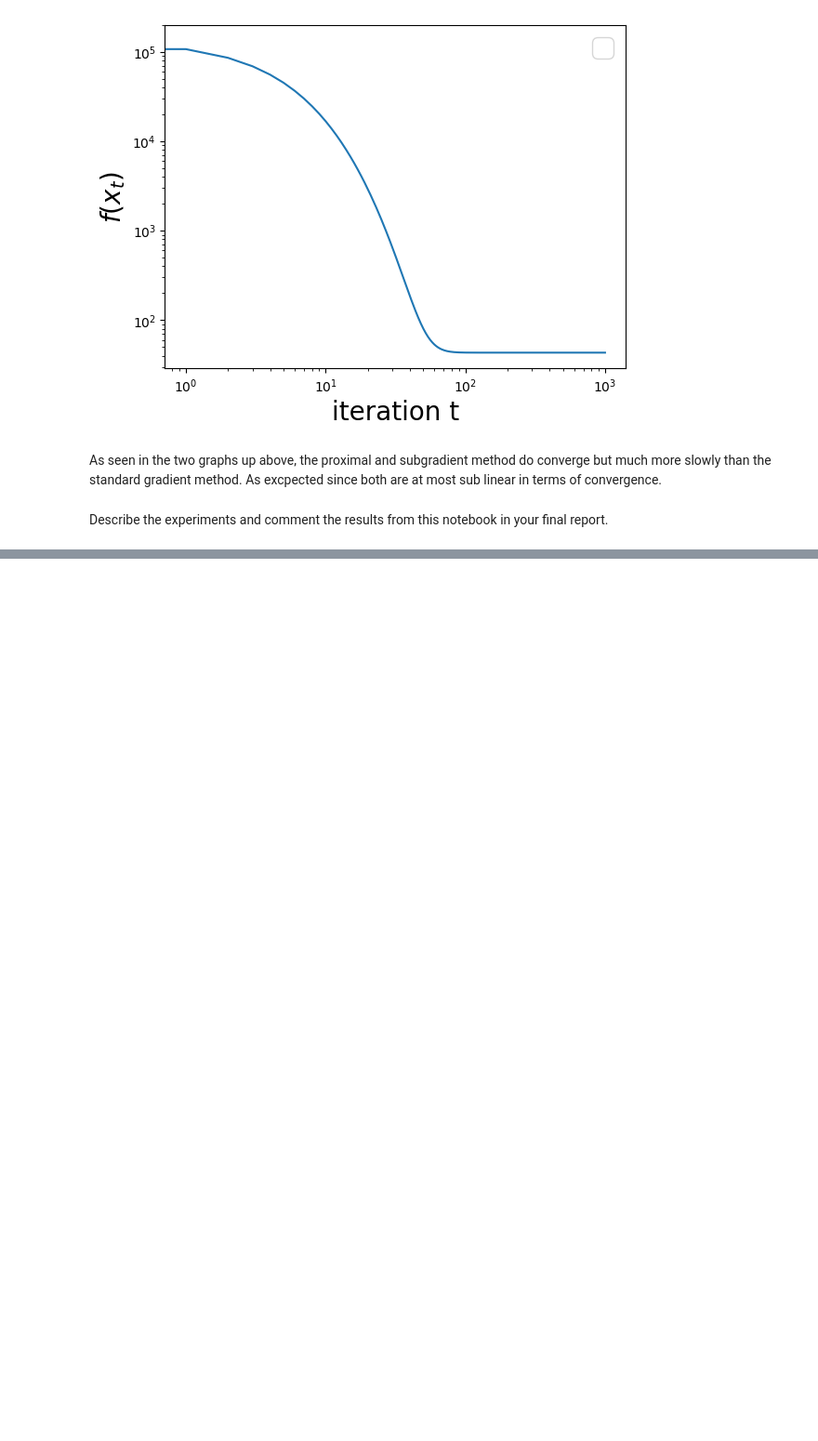
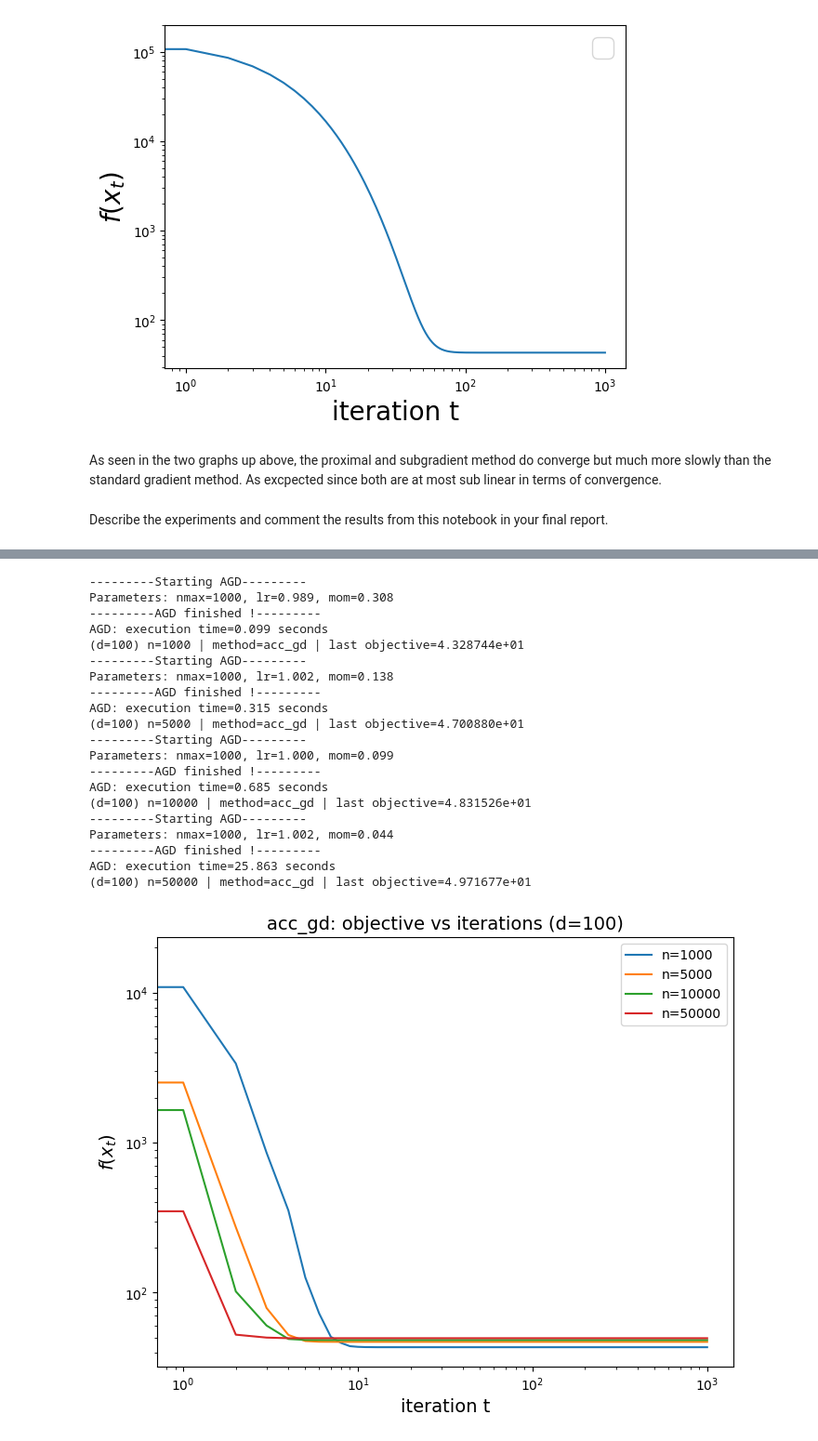
Before and after one commit to HR-Supaero/TP_OMA, a Jupyter notebook: TP1_first_order_method_large_scale_regression_RAMILISON-REGAIEG.ipynb, the cells around one changed output, grey strips where cells are left out. Shown at 93% size. Cells and saved outputs as stored; diff of their text form; code cells hidden in the pictures; blank space fills up the shorter version.

```diff
--- a/TP1_first_order_method_large_scale_regression_RAMILISON-REGAIEG.ipynb
+++ b/TP1_first_order_method_large_scale_regression_RAMILISON-REGAIEG.ipynb
@@ -807,0 +804,80 @@ Describe the experiments and comment the results from this notebook in your fina
+# %%
+# Choose method type here:
+# "gd", "acc_gd", "subgd", "proxgd"
+method_type = "acc_gd"
+
+# Fix d
+d = 100
+n_vector = [1000, 5000, 10000, 50000]
+
+# Store objectives per n
+objectives_dict = {}
+
+for n in n_vector:
+    # dataset with fixed d
+    X, Y = generate_dataset(n, d)
+    A = np.c_[np.ones(n), X]
+
+    # For least squares: mu and L from Hessian
+    eigenvalues, eigenvectors = np.linalg.eig(A.T @ A)
+    mu = 1/(n)* np.min(eigenvalues)
+    L= 1/(n)* np.max(eigenvalues)
+    # learning rates
+    lr_gd = 1 / L
+    alpha = 4 / ((np.sqrt(L) + np.sqrt(mu))**2)
+    beta = (np.sqrt(L) - np.sqrt(mu)) / (np.sqrt(L) + np.sqrt(mu))
+
+    # For LASSO methods: same lr for subGD and proxGD
+    lr_lasso = lr_gd
+
+    # Run selected method
+    if method_type == "gd":
+        obj, iters = solve_gd(nmax=1000, lr=lr_gd, verbose=False)
+
+    elif method_type == "acc_gd":
+        obj, iters = solve_gd_acc(nmax=1000, lr=alpha, mom=beta, verbose=False)
+
+    elif method_type == "subgd":
+        obj, iters = solve_lasso(nmax=1000, lr=lr_lasso, lbda=10, verbose=False)
+
+    elif method_type == "proxgd":
+        obj, iters = solve_proxgd(nmax=1000, lr=lr_lasso, lbda=10, verbose=False)
+
+    else:
+        raise ValueError('method_type must be one of: "gd", "acc_gd", "subgd", "proxgd"')
+
+    objectives_dict[n] = obj
+    print(f"(d={d}) n={n} | method={method_type} | last objective={obj[-1]:.6e}")
+
+# Plot objective vs iterations (loglog)
+plt.figure(figsize=(8, 6))
+for n in n_vector:
+    plt.loglog(objectives_dict[n], label=f"n={n}")
+
+plt.xlabel("iteration t", fontsize=14)
+plt.ylabel(r"$f(x_t)$", fontsize=14)
+plt.title(f"{method_type}: objective vs iterations (d={d})", fontsize=14)
+plt.legend()
+plt.show()
+# %% [output]
+---------Starting AGD---------
+Parameters: nmax=1000, lr=0.989, mom=0.308
+---------AGD finished !---------
+AGD: execution time=0.099 seconds
+(d=100) n=1000 | method=acc_gd | last objective=4.328744e+01
+---------Starting AGD---------
+Parameters: nmax=1000, lr=1.002, mom=0.138
+---------AGD finished !---------
+AGD: execution time=0.315 seconds
+(d=100) n=5000 | method=acc_gd | last objective=4.700880e+01
+---------Starting AGD---------
+Parameters: nmax=1000, lr=1.000, mom=0.099
+---------AGD finished !---------
+AGD: execution time=0.685 seconds
+(d=100) n=10000 | method=acc_gd | last objective=4.831526e+01
+---------Starting AGD---------
+Parameters: nmax=1000, lr=1.002, mom=0.044
+---------AGD finished !---------
+AGD: execution time=25.863 seconds
+(d=100) n=50000 | method=acc_gd | last objective=4.971677e+01
+[figure, added]
```
Also changed, not shown: parts of 17 cells of this notebook, 1 other file.
